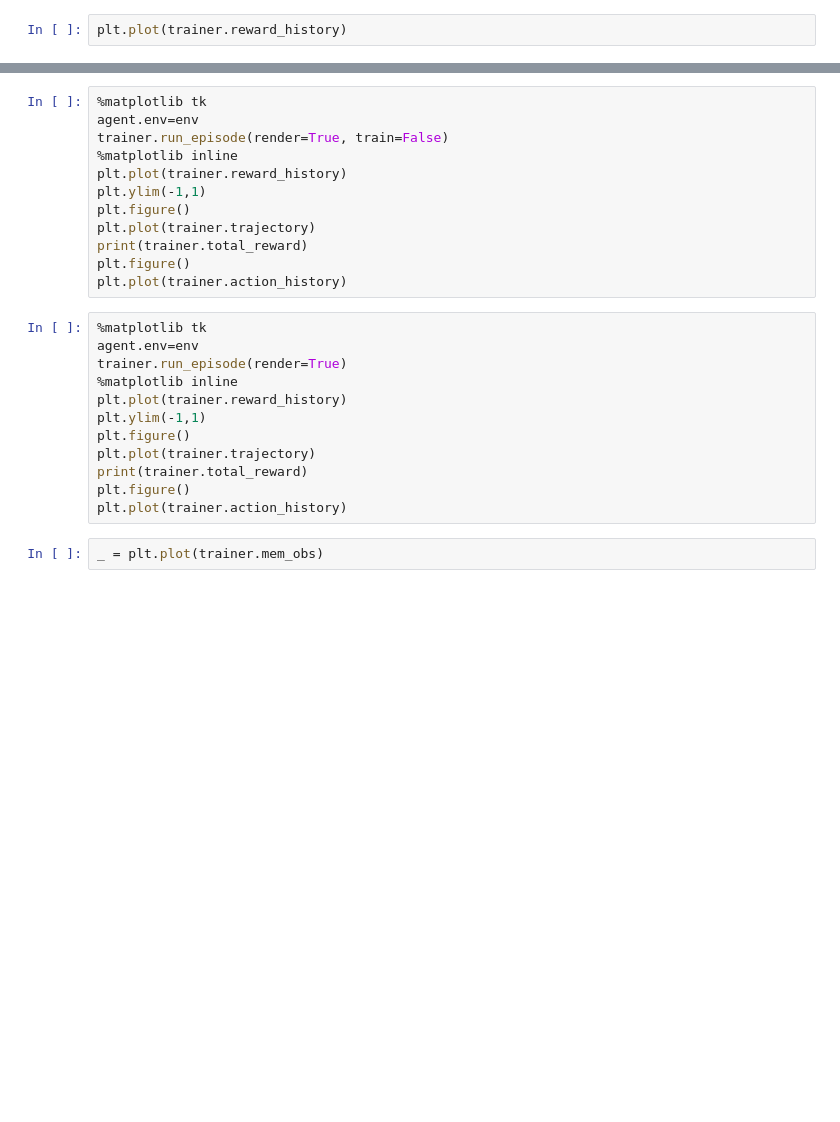
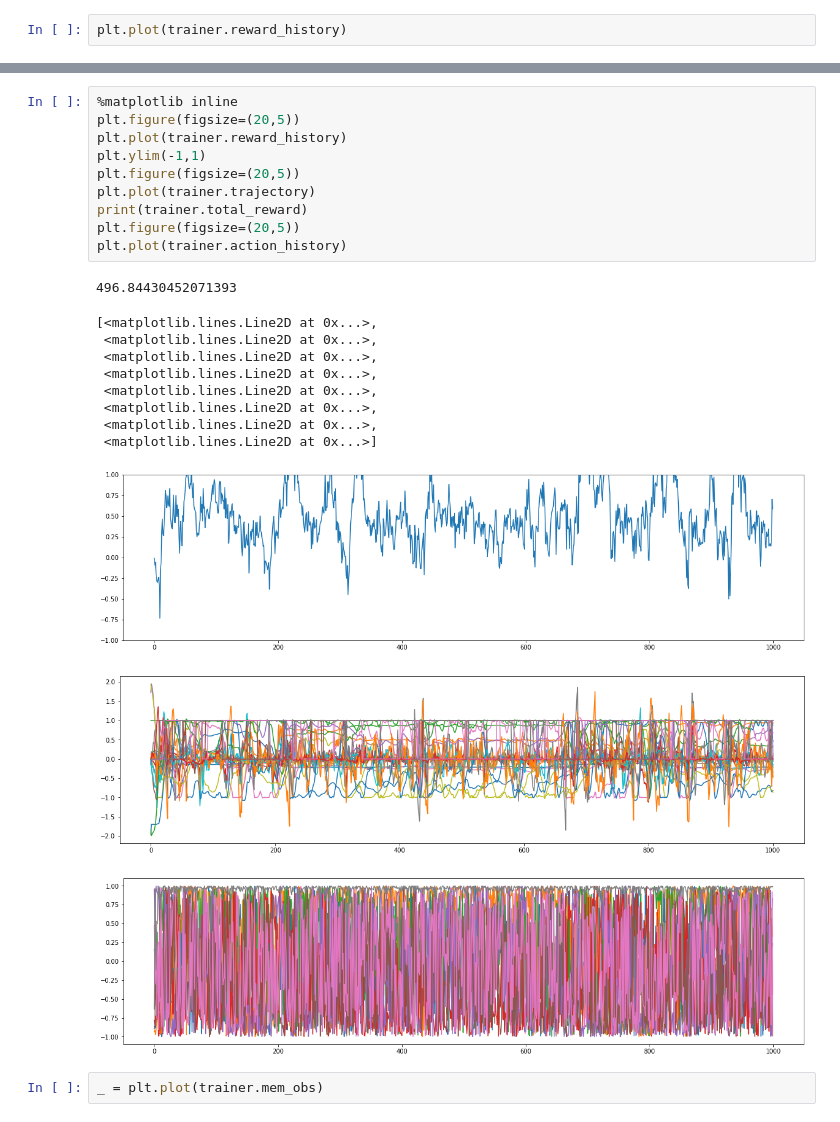
Before and after one commit to gdbmanu/VariationalRL, a Jupyter notebook: 200820-Ant-full-with-reward-DQN-Adam-KNN-PART-1000-HIDDEN-300-G99-BETA-100-PREC-1-retain-test-MULT-30-alpha-em4(***).ipynb, the cells around one changed output, grey strips where cells are left out. Cells and saved outputs as stored; diff of their text form; blank space fills up the shorter version.

```diff
--- a/200820-Ant-full-with-reward-DQN-Adam-KNN-PART-1000-HIDDEN-300-G99-BETA-100-PREC-1-retain-test-MULT-30-alpha-em4(***).ipynb
+++ b/200820-Ant-full-with-reward-DQN-Adam-KNN-PART-1000-HIDDEN-300-G99-BETA-100-PREC-1-retain-test-MULT-30-alpha-em4(***).ipynb
@@ -284,27 +301,26 @@ plt.plot(trainer.reward_history)
 # %%
-%matplotlib tk
-agent.env=env
-trainer.run_episode(render=True, train=False)
 %matplotlib inline
+plt.figure(figsize=(20,5))
 plt.plot(trainer.reward_history)
 plt.ylim(-1,1)
-plt.figure()
+plt.figure(figsize=(20,5))
 plt.plot(trainer.trajectory)
 print(trainer.total_reward)
-plt.figure()
+plt.figure(figsize=(20,5))
 plt.plot(trainer.action_history)
+# %% [output]
+496.84430452071393
+[<matplotlib.lines.Line2D at 0x...>,
+ <matplotlib.lines.Line2D at 0x...>,
+ <matplotlib.lines.Line2D at 0x...>,
+ <matplotlib.lines.Line2D at 0x...>,
+ <matplotlib.lines.Line2D at 0x...>,
+ <matplotlib.lines.Line2D at 0x...>,
+ <matplotlib.lines.Line2D at 0x...>,
+ <matplotlib.lines.Line2D at 0x...>]
+[figure, added]
+[figure, added]
+[figure, added]
-# %%
-%matplotlib tk
-agent.env=env
-trainer.run_episode(render=True)
-%matplotlib inline
-plt.plot(trainer.reward_history)
-plt.ylim(-1,1)
-plt.figure()
-plt.plot(trainer.trajectory)
-print(trainer.total_reward)
-plt.figure()
-plt.plot(trainer.action_history)
 # %%
 _ = plt.plot(trainer.mem_obs)
 # %%
```
Also changed, not shown: parts of 10 cells of this notebook, 2 other files.
